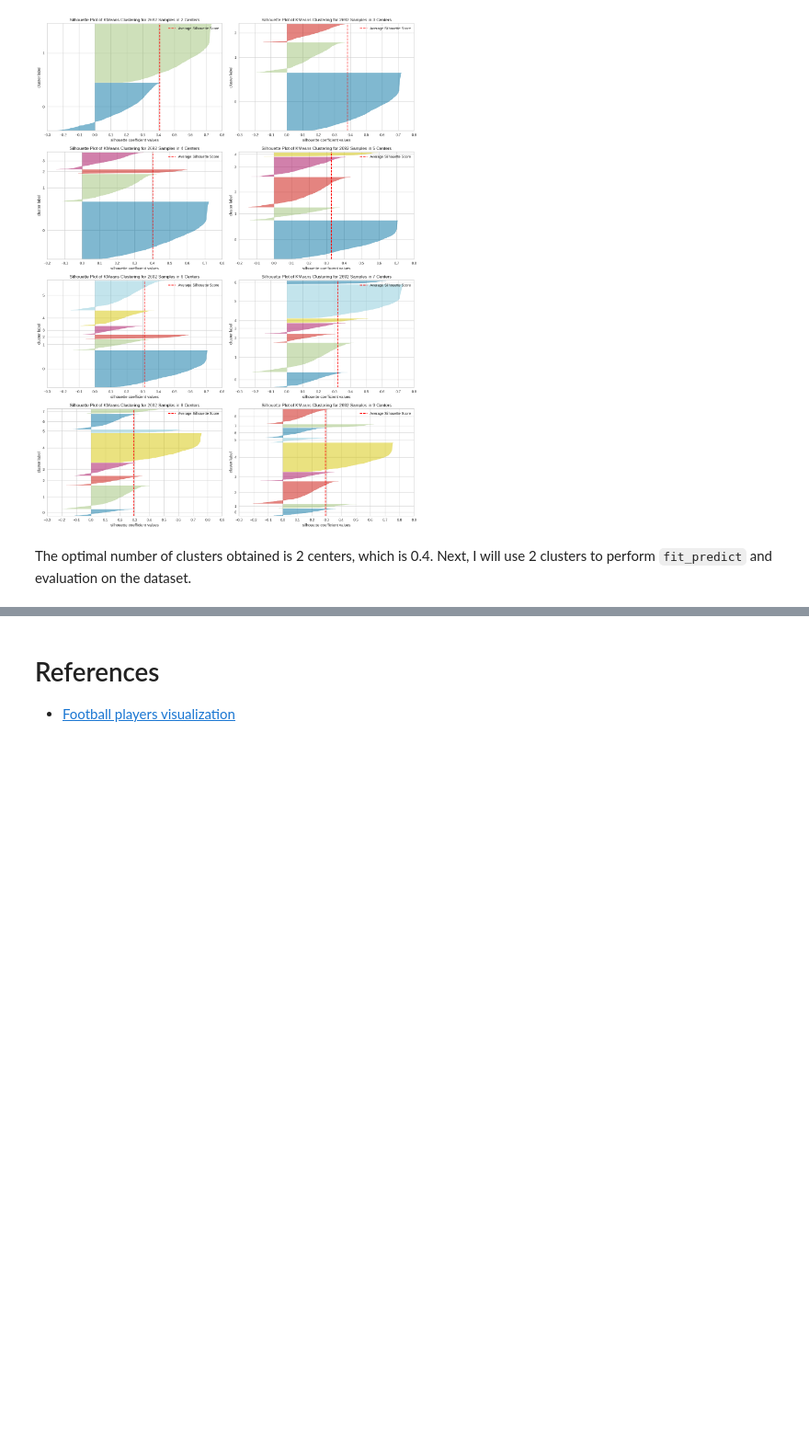
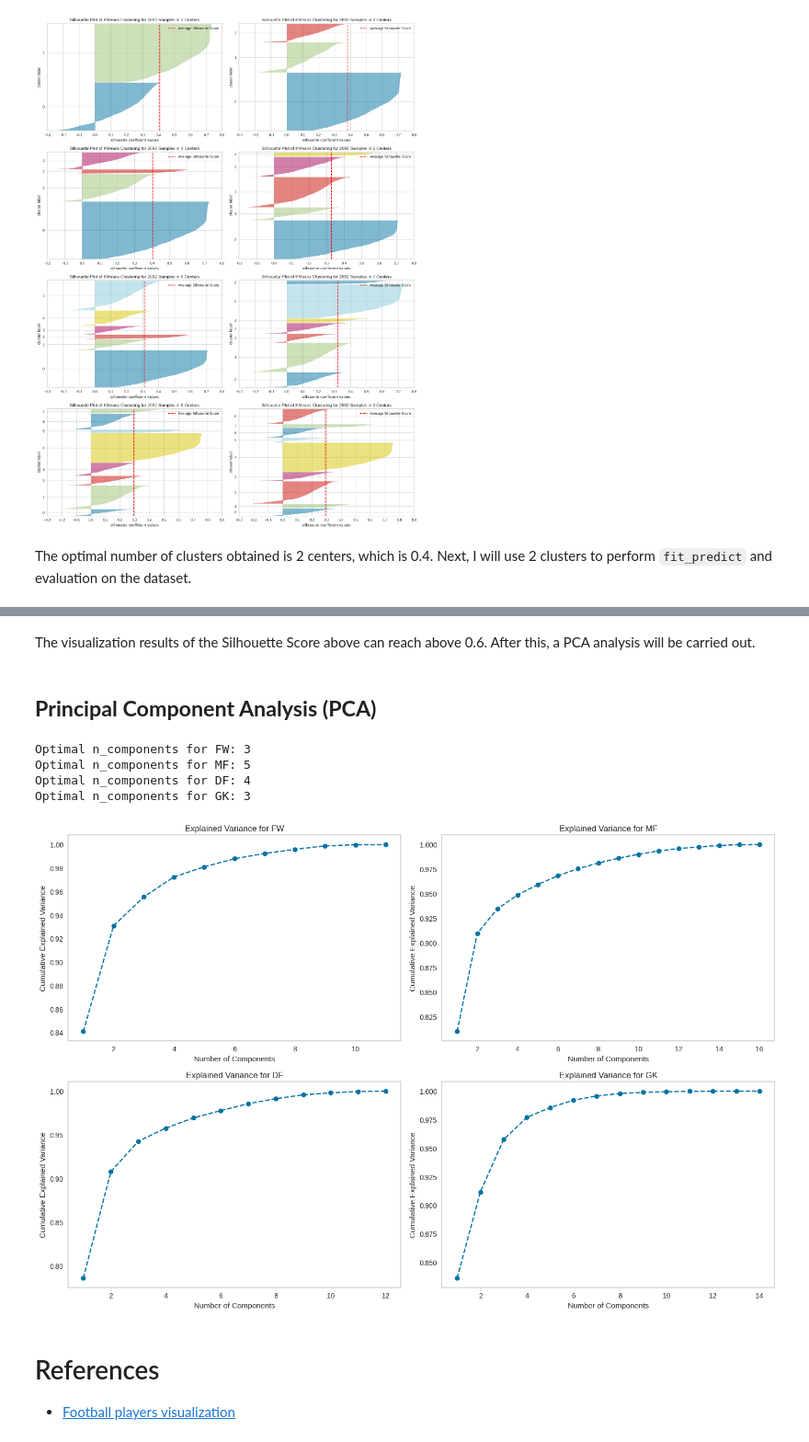
Before and after one commit to marifr25/dicoding_project, a Jupyter notebook: Clustering_Pemain_Sepakbola_Eropa/Kaggle_Version/Clustering_of_Football_Player_Statistics.ipynb, the cells around one changed output, grey strips where cells are left out. Shown at 92% size. Drawn from its saved outputs; the diff is of its cells as text; code cells hidden in the pictures; blank space fills up the shorter version.

```diff
--- a/Clustering_Pemain_Sepakbola_Eropa/Kaggle_Version/Clustering_of_Football_Player_Statistics.ipynb
+++ b/Clustering_Pemain_Sepakbola_Eropa/Kaggle_Version/Clustering_of_Football_Player_Statistics.ipynb
@@ -549,3 +853,68 @@ def kmeans_position(df, position, cluster, features):
+# %% [markdown]
+The visualization results of the Silhouette Score above can reach above 0.6. After this, a PCA analysis will be carried out.
+# %% [markdown]
+## **Principal Component Analysis (PCA)**
+# %%
+def plot_pca_variance(position_list, position_column, df, features_dict):
+    """
+    At the beginning of the PCA analysis I want to know the PCA variance first to determine the optimal components.
+    By visualizing the cumulative variance of the PCA for each position.
+
+    Parameters:
+    position_list: List of positions to be analyzed
+    position_column: Position column name in dataframe
+    df: DataFrame containing the data to be analyzed
+    features_dict: This dictionary contains positions as keys and relevant features as values.
+    """
+    # Identify `n_cols`, `n_rows`, and `axes`
+    n_cols = 2
+    n_rows = (len(position_list) + n_cols - 1) // n_cols
+    fig, axes = plt.subplots(n_rows, n_cols, figsize=(15, 5 * n_rows))
+    axes = axes.flatten()  # Use the `flatten` method to ease iteration
+
+    # Looping based on `position_list`
+    for i, position in enumerate(position_list):
+        df_position = df[df[position_column] == position]  # Filter dataframe by position
+        features = features_dict[position]  # Get features by position
+
+        # Fitting PCA first
+        pca = PCA()
+        pca.fit(df_position[features])
+
+        # Define explained variance ratio first
+        explained_variance_ratio = pca.explained_variance_ratio_
+        cumulative_variance = explained_variance_ratio.cumsum()
+
+        # Then plot the cumulative explained variance
+        axes[i].plot(
+            range(1, len(cumulative_variance) + 1),
+            cumulative_variance,
+            marker='o', linestyle='--'
+        )
+        axes[i].set_xlabel('Number of Components')
+        axes[i].set_ylabel('Cumulative Explained Variance')
+        axes[i].set_title(f'Explained Variance for {position}')
+        axes[i].grid()
+
+        # Select n_components that have cumulative variance > 95%
+        n_components = next(i for i, total in enumerate(cumulative_variance) if total >= 0.95) + 1
+        print(f"Optimal n_components for {position}: {n_components}")
+
+    # Hide unused subplots
+    for j in range(i + 1, len(axes)):
+        axes[j].axis('off')
+
+    plt.tight_layout()  # Use `tight_layout` to avoid overlap
+    plt.show()
+
+# Apply `plot_pca_variance` function
+plot_pca_variance(position_category, "Position Category", fps_weighted, features_by_position)
+# %% [output]
+Optimal n_components for FW: 3
+Optimal n_components for MF: 5
+Optimal n_components for DF: 4
+Optimal n_components for GK: 3
+[figure, added]
 # %% [markdown]
 # References
 - [Football players visualization](https://www.kaggle.com/code/quangnhatbui/football-players-visualization)
```
Also changed, not shown: parts of 19 cells of this notebook.
